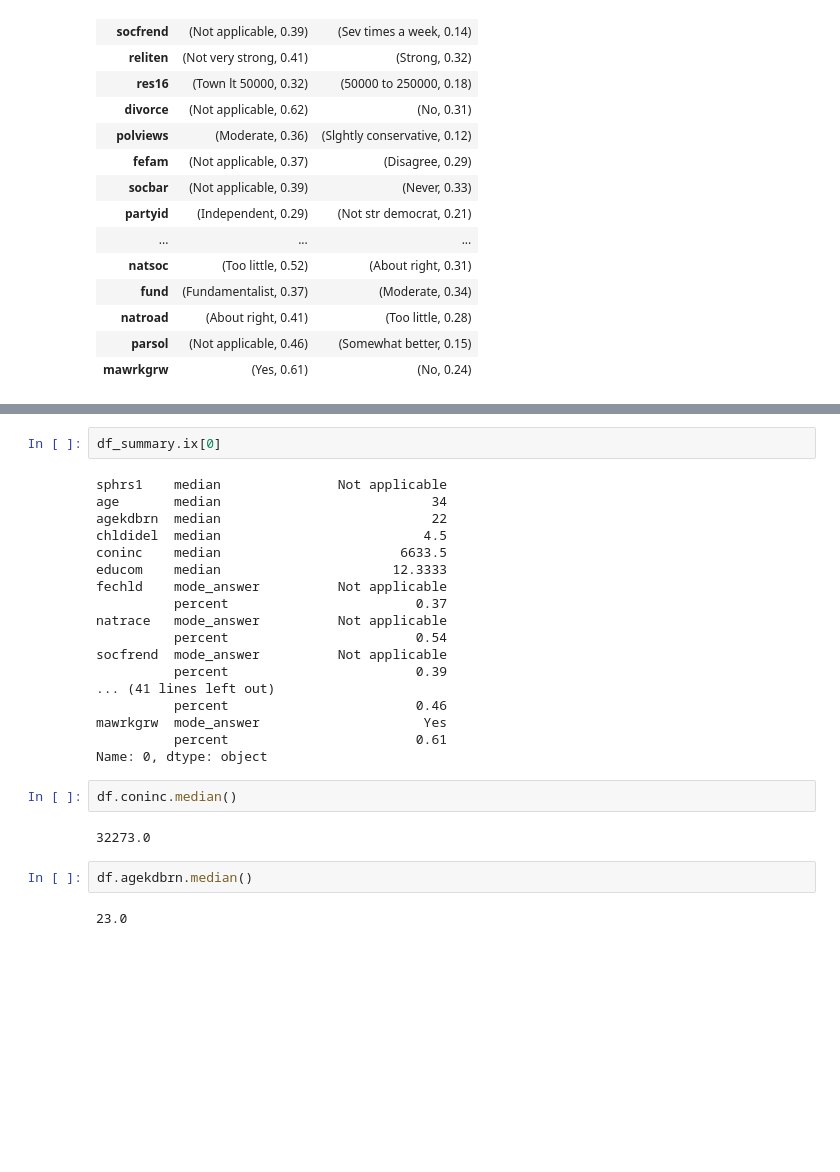
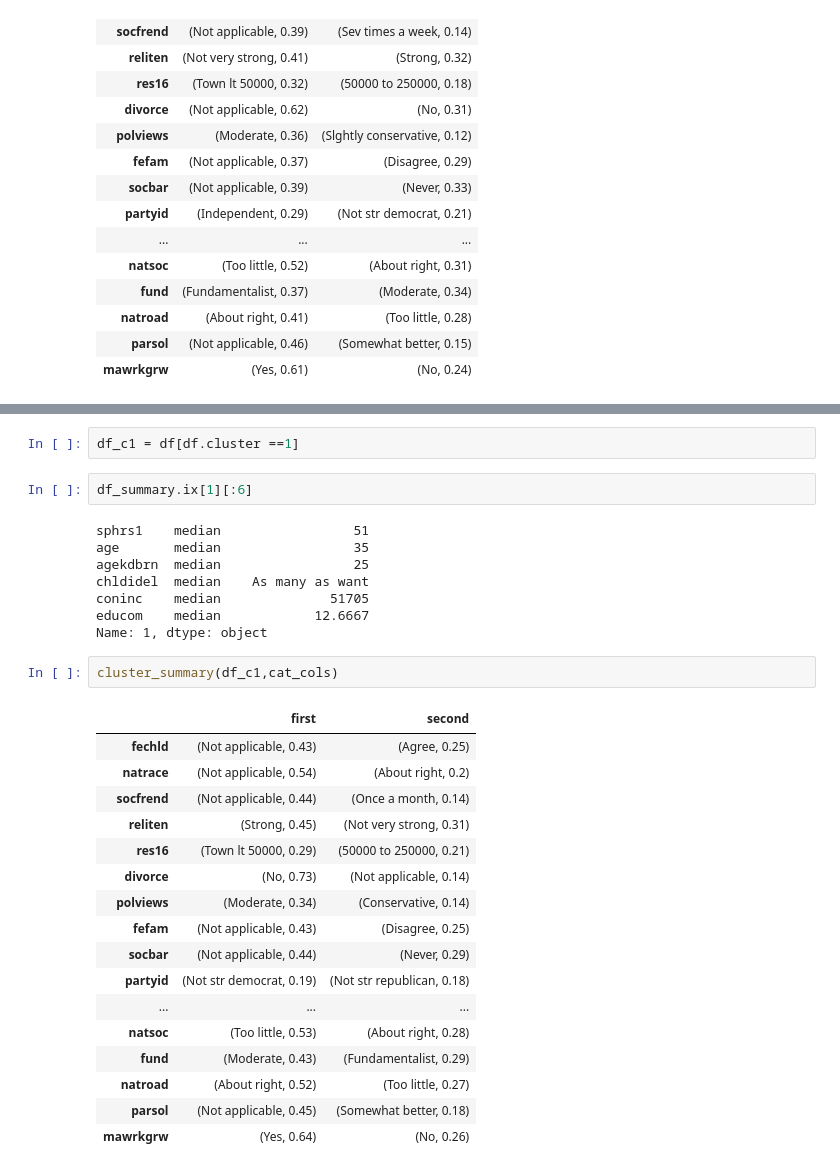
Before and after one commit to banjopickin/women_workforce, a Jupyter notebook: FC_analysis.ipynb, the cells around one changed output, grey strips where cells are left out. Cells and saved outputs as stored; diff of their text form; blank space fills up the shorter version.

```diff
--- a/FC_analysis.ipynb
+++ b/FC_analysis.ipynb
@@ -140,28 +178,32 @@ cluster_summary(df_c0,cat_cols)
+# %%
+df_c1 = df[df.cluster ==1]
 # %%
-df_summary.ix[0]
+df_summary.ix[1][:6]
 # %% [output]
-sphrs1    median               Not applicable
-age       median                           34
-agekdbrn  median                           22
-chldidel  median                          4.5
-coninc    median                       6633.5
-educom    median                      12.3333
-fechld    mode_answer          Not applicable
-          percent                        0.37
-natrace   mode_answer          Not applicable
-          percent                        0.54
-socfrend  mode_answer          Not applicable
-          percent                        0.39
-... (41 lines left out)
-          percent                        0.46
-mawrkgrw  mode_answer                     Yes
-          percent                        0.61
-Name: 0, dtype: object
+sphrs1    median                 51
+age       median                 35
+agekdbrn  median                 25
+chldidel  median    As many as want
+coninc    median              51705
+educom    median            12.6667
+Name: 1, dtype: object
-# %%
-df.coninc.median()
-# %% [output]
-32273.0
-# %%
-df.agekdbrn.median()
-# %% [output]
-23.0
+# %%
+cluster_summary(df_c1,cat_cols)
+# %% [output]
+|  | first | second |
+| fechld | (Not applicable, 0.43) | (Agree, 0.25) |
+| natrace | (Not applicable, 0.54) | (About right, 0.2) |
+| socfrend | (Not applicable, 0.44) | (Once a month, 0.14) |
+| reliten | (Strong, 0.45) | (Not very strong, 0.31) |
+| res16 | (Town lt 50000, 0.29) | (50000 to 250000, 0.21) |
+| divorce | (No, 0.73) | (Not applicable, 0.14) |
+| polviews | (Moderate, 0.34) | (Conservative, 0.14) |
+| fefam | (Not applicable, 0.43) | (Disagree, 0.25) |
+| socbar | (Not applicable, 0.44) | (Never, 0.29) |
+| partyid | (Not str democrat, 0.19) | (Not str republican, 0.18) |
+| ... | ... | ... |
+| natsoc | (Too little, 0.53) | (About right, 0.28) |
+| fund | (Moderate, 0.43) | (Fundamentalist, 0.29) |
+| natroad | (About right, 0.52) | (Too little, 0.27) |
+| parsol | (Not applicable, 0.45) | (Somewhat better, 0.18) |
+| mawrkgrw | (Yes, 0.64) | (No, 0.26) |
```
Also changed, not shown: parts of 24 cells of this notebook, 1 other file.
